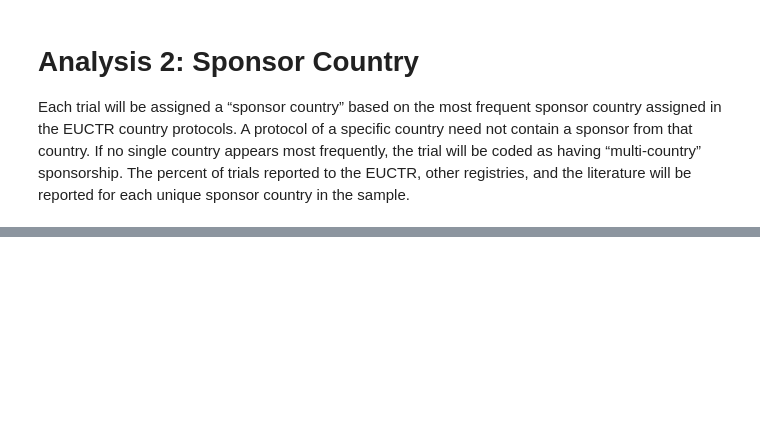
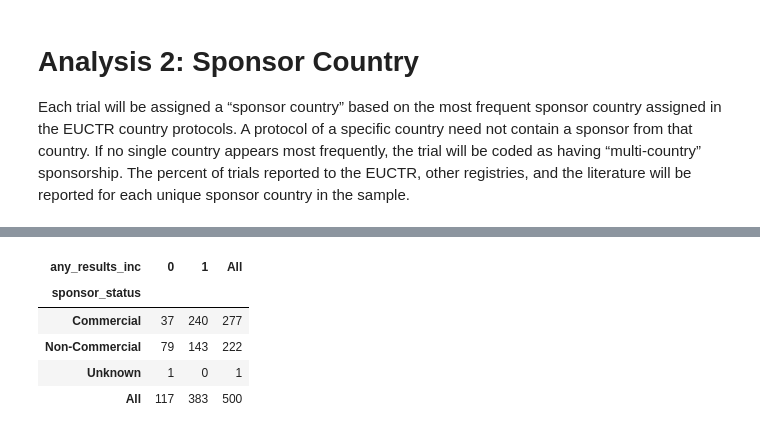
Before and after one commit to ebmdatalab/euctr_pub_search, a Jupyter notebook: notebooks/Anlysis.ipynb, the cells around one changed output, grey strips where cells are left out. Drawn from its saved outputs; the diff is of its cells as text; code cells hidden in the pictures; blank space fills up the shorter version.

```diff
--- a/notebooks/Anlysis.ipynb
+++ b/notebooks/Anlysis.ipynb
@@ -800,0 +1339,8 @@ any_reporting.sort_values(by='all', ascending=False)
+# %%
+spon_results = analysis_df.merge(other_reg_data[['trial_id', 'sponsor_status']],
+                                 left_on='euctr_id',
+                                 right_on='trial_id',
+                                 how='left').merge(full_sample[['eudract_number', 'inferred']],
+                                                   left_on='euctr_id',
+                                                   right_on='eudract_number',
+                                                   how='left')
@@ -800,0 +1364,10 @@ any_reporting.sort_values(by='all', ascending=False)
+# %%
+#All Results
+crosstab(spon_results, 'any_results_inc', 'sponsor_status')
+# %% [output]
+| any_results_inc | 0 | 1 | All |
+| sponsor_status |  |  |  |
+| Commercial | 37 | 240 | 277 |
+| Non-Commercial | 79 | 143 | 222 |
+| Unknown | 1 | 0 | 1 |
+| All | 117 | 383 | 500 |
```
Also changed, not shown: parts of 183 cells of this notebook, 7 other files.
